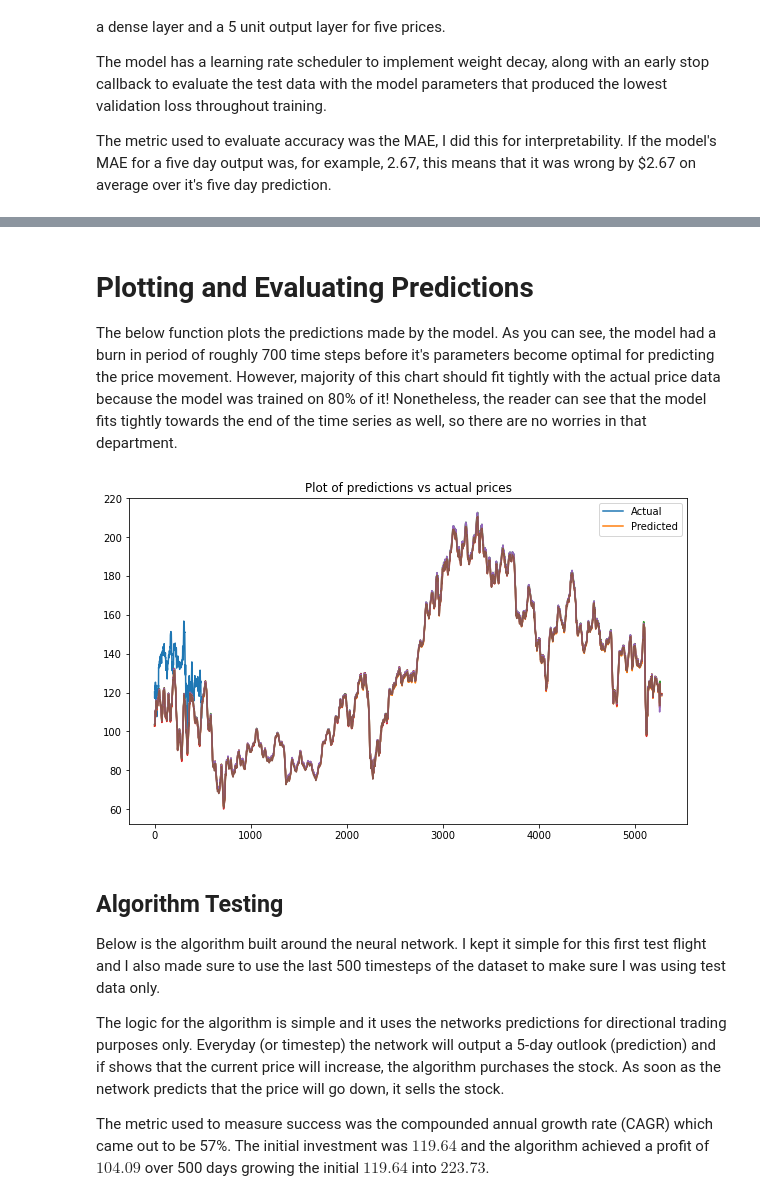
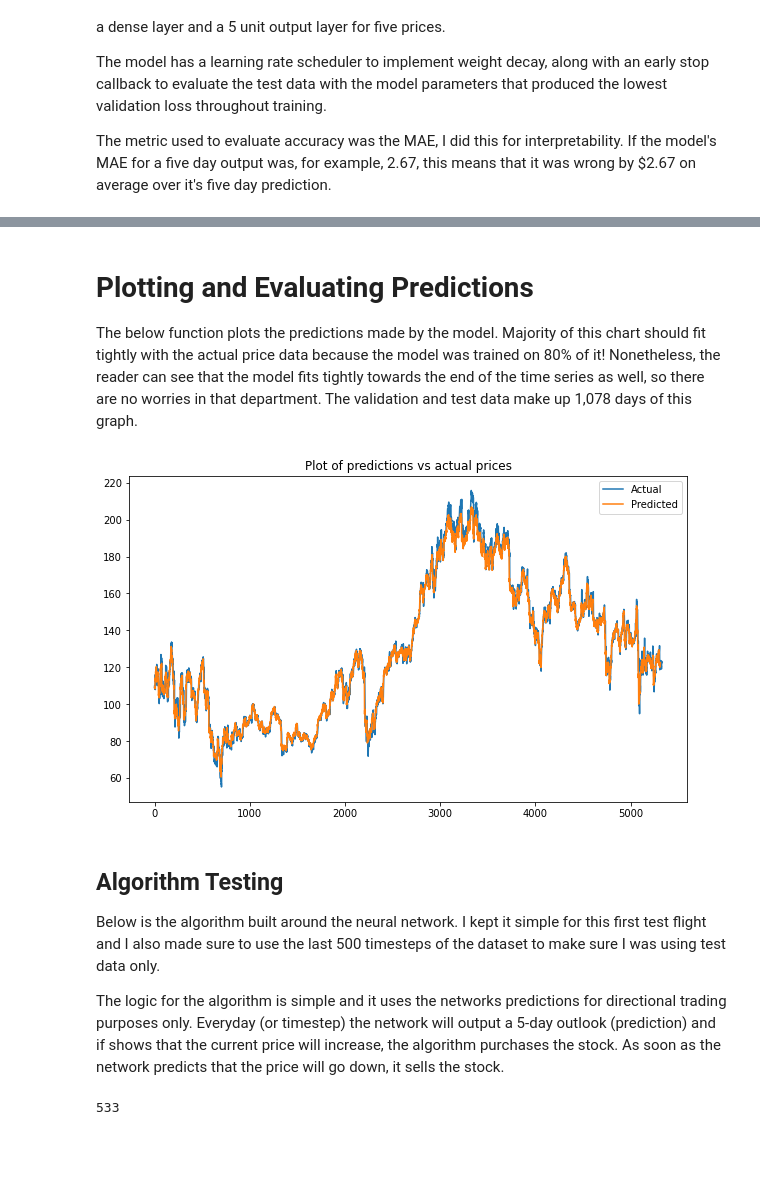
Before and after one commit to rb05751/Deep-Learning-Time-Series-Prediction, a Jupyter notebook: DL_Algorithm_Final_Test.ipynb, the cells around one changed output, grey strips where cells are left out. Cells and saved outputs as stored; diff of their text form; code cells hidden in the pictures; blank space fills up the shorter version.

```diff
--- a/DL_Algorithm_Final_Test.ipynb
+++ b/DL_Algorithm_Final_Test.ipynb
@@ -149,6 +150,2 @@ def prep_data(dataset, train_split, valid_split, test_split, shuffle_buffer_size
 # %%
 list_of_indicators = ['SMA', 'EMA', 'WMA', 'DEMA', 'TEMA', 'TRIMA', 'KAMA', 'MAMA', 'VWAP', 'T3', 'MACD', 'MACDEXT', 'STOCH', 'STOCHF', 'RSI', 'STOCHRSI', 'WILLR', 'ADX', 'ADXR', 'APO', 'PPO', 'MOM', 'BOP', 'CCI', 'CMO', 'ROC', 'ROCR', 'AROON', 'AROONOSC', 'MFI', 'TRIX', 'ULTOSC', 'DX', 'MINUS_DI', 'PLUS_DI', 'MINUS_DM', 'PLUS_DM', 'BBANDS', 'MIDPOINT', 'MIDPRICE', 'SAR', 'TRANGE', 'ATR', 'NATR', 'AD', 'ADOSC', 'OBV', 'HT_TRENDLINE', 'HT_SINE', 'HT_TRENDMODE', 'HT_DCPERIOD', 'HT_DCPHASE', 'HT_PHASOR']
-indicator = 'MINUS_DI'
-ticker = 'IBM'
-data = ti.get_technical_indicator(ticker, api_key, time_interval = 'daily', window_size = 15, series_type = 'close', indicator = indicator)
-data.head()
@@ -198,0 +194,10 @@ X.head()
+# %%
+###Reverse the MACD signals
+new_data = np.zeros((dataset.shape[0], dataset.shape[1]))
+new_data[:,0] = dataset.iloc[:,0]
+for i in range(1, dataset.shape[0]):
+  new_data[i, 1:] = list(dataset.iloc[-i,1:])
+
+dataset = pd.DataFrame(new_data, columns = list(dataset.columns))
+dataset = dataset.iloc[34:, :]
+dataset.head(10)
@@ -199,9 +216,4 @@ X.head()
 # %%
-indicator = list_of_indicators[1]
-ticker = 'IBM'
-time_interval = 'daily'
-series_type = 'close'
-api_key = 'OSY2ERYQE8M03Y05'
 train_split = 0.8
 valid_split = 0.1
 test_split = 0.1
@@ -216,8 +228,6 @@ prediction_window = 5
 #FINAL ROUND:
 #14-34(mae=3.22), 50-53(mae = 4.0), 24-28(mae = 3.89), 48-53(mae = 6.92), 13-45(mae = 3.55), 32-41(mae =4.47 ), 14-17(mae = 2.67)
 
-data = pd.concat([X.iloc[:, 0], X.iloc[:, 14:17]], axis = 1, sort = False)
-
-train_set, valid_set, test_set = prep_data(data, train_split, valid_split, test_split, shuffle_buffer_size, window_size = window_size, batch_size = batch_size, prediction_window = prediction_window)
-data.head()
+train_set, valid_set, test_set = prep_data(dataset, train_split, valid_split, test_split, shuffle_buffer_size, window_size = window_size, batch_size = batch_size, prediction_window = prediction_window)
+dataset.head()
 # %% [output]
@@ -332,4 +355,4 @@ Epoch 100/100
 # %%
-history = model.fit(train_set, validation_data = valid_set,  epochs=50, callbacks= [early_stop, lr_schedule]) #Tensorboard is added to callbacks, remember dat
+history = model.fit(train_set, validation_data = valid_set,  epochs=15, callbacks= [early_stop, lr_schedule]) #Tensorboard is added to callbacks, remember dat
 model.evaluate(test_set)
 # %% [output]
@@ -387,54 +377,61 @@ This interval is a good interval in the feature space: 32 -- 41 with a test MAE
 # %% [markdown]
 # Plotting and Evaluating Predictions
 
-The below function plots the predictions made by the model. As you can see, the model had a burn in period of roughly 700 time steps before it's parameters become optimal for predicting the price movement. However, majority of this chart should fit tightly with the actual price data because the model was trained on 80% of it! Nonetheless, the reader can see that the model fits tightly towards the end of the time series as well, so there are no worries in that department.
+The below function plots the predictions made by the model. Majority of this chart should fit tightly with the actual price data because the model was trained on 80% of it! Nonetheless, the reader can see that the model fits tightly towards the end of the time series as well, so there are no worries in that department. The validation and test data make up 1,078 days of this graph.
 # %%
-def plot_predictions(dataset, window_size, prediction_window):
+window_size = 10
+forecast_horizon = 5
+
+def plot_predictions(dataset, window_size, forecast_horizon):
   dataset = np.expand_dims(dataset, axis = 0)
-  predictions = [model.predict(dataset[:, i:i+window_size, :]) for i in range(dataset.shape[1]-window_size-prediction_window)]
+  predictions = [model.predict(dataset[:, i:i+window_size, :]) for i in range(0, dataset.shape[1]-window_size-forecast_horizon, forecast_horizon)]
   list_of_predictions = []
   for i in range(len(predictions)):
     pred = predictions[i]
-    for val in pred:
-      list_of_predictions.append(val)
+    for val in list(pred[0]):
+      list_of_predictions.append(float(val))
 
   #plot them predictions
   plt.figure(figsize = (10,6))
   plt.title("Plot of predictions vs actual prices")
-  plt.plot(dataset[0, -500:, 0])
+  plt.plot(dataset[0, :, 0])
   plt.plot(list_of_predictions)
   plt.legend(['Actual', 'Predicted'])
+  plt.show()
 
-plot_predictions(data, window_size, prediction_window)
+  return dataset
+
+dataset = plot_predictions(dataset, window_size, prediction_window)
 # %% [output]
-[figure, old version]
+[figure, new version]
 # %% [markdown]
 ## Algorithm Testing
 Below is the algorithm built around the neural network. I kept it simple for this first test flight and I also made sure to use the last 500 timesteps of the dataset to make sure I was using test data only.
 
 The logic for the algorithm is simple and it uses the networks predictions for directional trading purposes only. Everyday (or timestep) the network will output a 5-day outlook (prediction) and if shows that the current price will increase, the algorithm purchases the stock. As soon as the network predicts that the price will go down, it sells the stock.
-
-The metric used to measure success was the compounded annual growth rate (CAGR) which came out to be 57%. The initial investment was $119.64$ and the algorithm achieved a profit of $104.09$ over 500 days growing the initial $119.64$ into $223.73$.
 # %%
 ##Algorithm test on last 500 days
-df = np.expand_dims(data, axis = 0)
-df = df[:,-533:-33,:]
+test_split = 0.1
+test_time = int(dataset.shape[1] * (1-test_split))
+df = dataset[:,test_time:,:]
+print(df.shape[1])
 
 def PL(df):
   ##These are predictions for the last 500 days, excluding the last 34 because of NaN values.
-  actuals = [df[0,i,0] for i in range(df.shape[1])]
-  preds = [model.predict(df[:,i:i+window_size,:]) for i in range(df.shape[1]-500, df.shape[1])]
+  actuals = [df[0,i,0] for i in range(window_size-1,df.shape[1])]
+  preds = [model.predict(df[:, i:i+window_size, :]) for i in range(0, df.shape[1]-window_size)]
   profit = []
   rets = []
   buys = []
   buy = 0
   sell = 0
   for j,pred in enumerate(preds):
-    p = pred[0][-1]
-    if (p > actuals[j]) and (buy == 0):
+    p = list(pred[0])[-1]
+    # assert test_vals[j][0,-1,0] == actuals[j]
+    if ((buy == 0) and (p > actuals[j])):
       buy = actuals[j]
     else:
-      if (buy != 0) and (p < actuals[j]):
+      if ((buy != 0) and (p < actuals[j])):
         sell = actuals[j]
         profit.append(sell-buy)
         rets.append((sell/buy)-1)
@@ -442,7 +439,9 @@ def PL(df):
         buy, sell = 0,0
       else:
         continue
-  return profit, rets, buys[0]
+  return profit, rets, buys
 
 profit, returns, init = PL(df)
+# %% [output]
+533
 # %%
```
Also changed, not shown: parts of 21 cells of this notebook.
